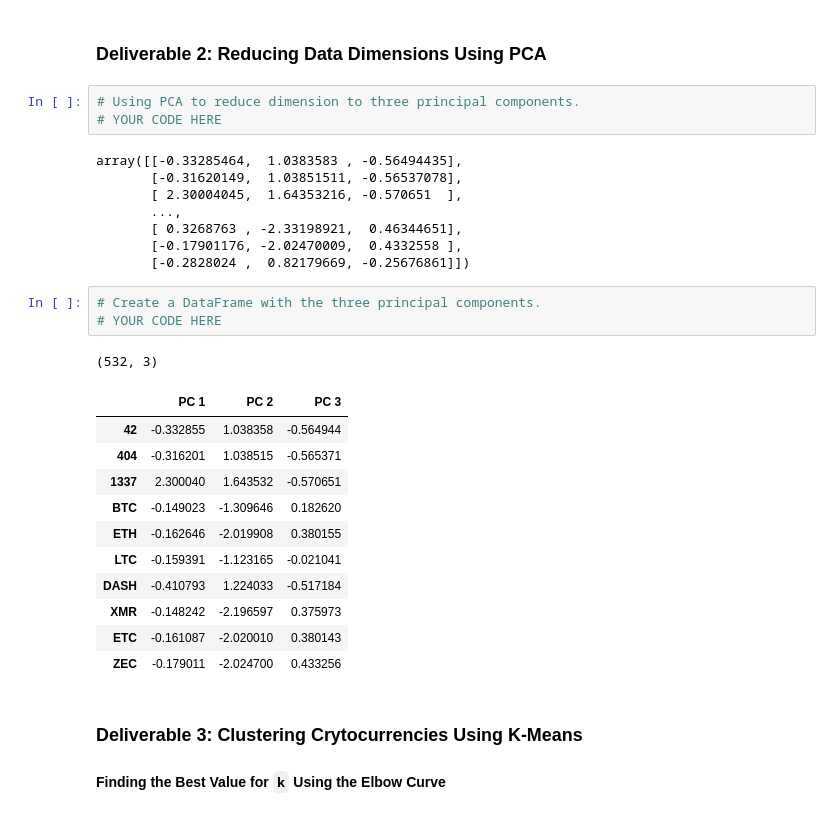
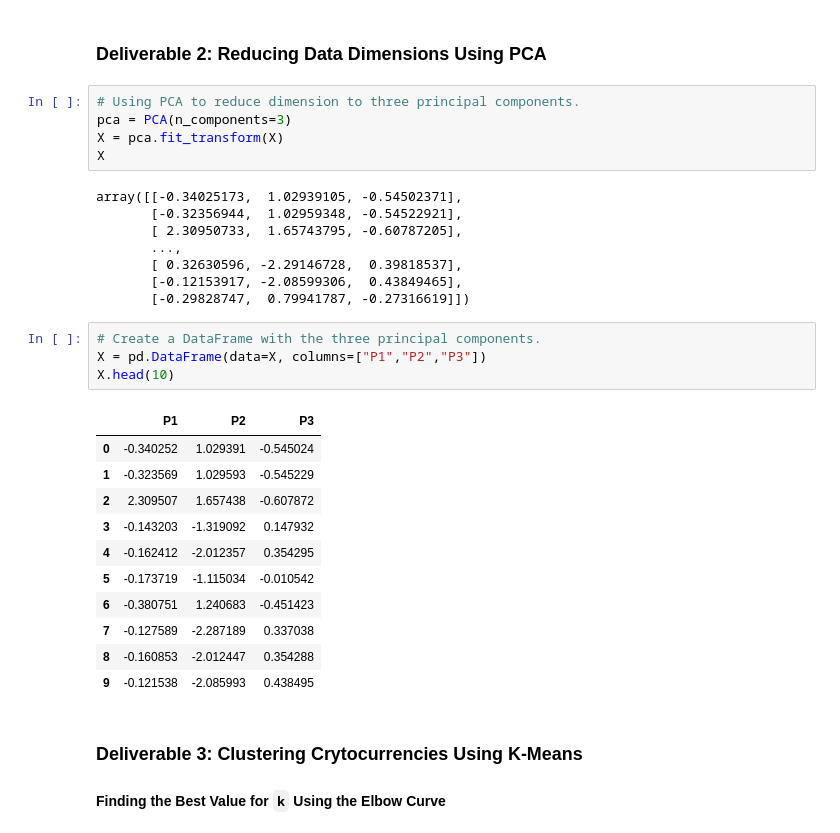
Before and after one commit to GregoryBWilson/Cryptocurrencies, a Jupyter notebook: crypto_clustering.ipynb, the cells around one changed output. Drawn from its saved outputs; the diff is of its cells as text.

```diff
--- a/crypto_clustering.ipynb
+++ b/crypto_clustering.ipynb
@@ -159,31 +159,33 @@ array([[-0.11674788, -0.15286468, -0.0433555 , ..., -0.0433555 ,
 ### Deliverable 2: Reducing Data Dimensions Using PCA
 # %%
 # Using PCA to reduce dimension to three principal components.
-# YOUR CODE HERE
+pca = PCA(n_components=3)
+X = pca.fit_transform(X)
+X
 # %% [output]
-array([[-0.33285464,  1.0383583 , -0.56494435],
-       [-0.31620149,  1.03851511, -0.56537078],
-       [ 2.30004045,  1.64353216, -0.570651  ],
+array([[-0.34025173,  1.02939105, -0.54502371],
+       [-0.32356944,  1.02959348, -0.54522921],
+       [ 2.30950733,  1.65743795, -0.60787205],
        ...,
-       [ 0.3268763 , -2.33198921,  0.46344651],
-       [-0.17901176, -2.02470009,  0.4332558 ],
-       [-0.2828024 ,  0.82179669, -0.25676861]])
+       [ 0.32630596, -2.29146728,  0.39818537],
+       [-0.12153917, -2.08599306,  0.43849465],
+       [-0.29828747,  0.79941787, -0.27316619]])
 # %%
 # Create a DataFrame with the three principal components.
-# YOUR CODE HERE
+X = pd.DataFrame(data=X, columns=["P1","P2","P3"])
+X.head(10)
 # %% [output]
-(532, 3)
-|  | PC 1 | PC 2 | PC 3 |
-| 42 | -0.332855 | 1.038358 | -0.564944 |
-| 404 | -0.316201 | 1.038515 | -0.565371 |
-| 1337 | 2.300040 | 1.643532 | -0.570651 |
-| BTC | -0.149023 | -1.309646 | 0.182620 |
-| ETH | -0.162646 | -2.019908 | 0.380155 |
-| LTC | -0.159391 | -1.123165 | -0.021041 |
-| DASH | -0.410793 | 1.224033 | -0.517184 |
-| XMR | -0.148242 | -2.196597 | 0.375973 |
-| ETC | -0.161087 | -2.020010 | 0.380143 |
-| ZEC | -0.179011 | -2.024700 | 0.433256 |
+|  | P1 | P2 | P3 |
+| 0 | -0.340252 | 1.029391 | -0.545024 |
+| 1 | -0.323569 | 1.029593 | -0.545229 |
+| 2 | 2.309507 | 1.657438 | -0.607872 |
+| 3 | -0.143203 | -1.319092 | 0.147932 |
+| 4 | -0.162412 | -2.012357 | 0.354295 |
+| 5 | -0.173719 | -1.115034 | -0.010542 |
+| 6 | -0.380751 | 1.240683 | -0.451423 |
+| 7 | -0.127589 | -2.287189 | 0.337038 |
+| 8 | -0.160853 | -2.012447 | 0.354288 |
+| 9 | -0.121538 | -2.085993 | 0.438495 |
 # %% [markdown]
 ### Deliverable 3: Clustering Crytocurrencies Using K-Means
 
```
